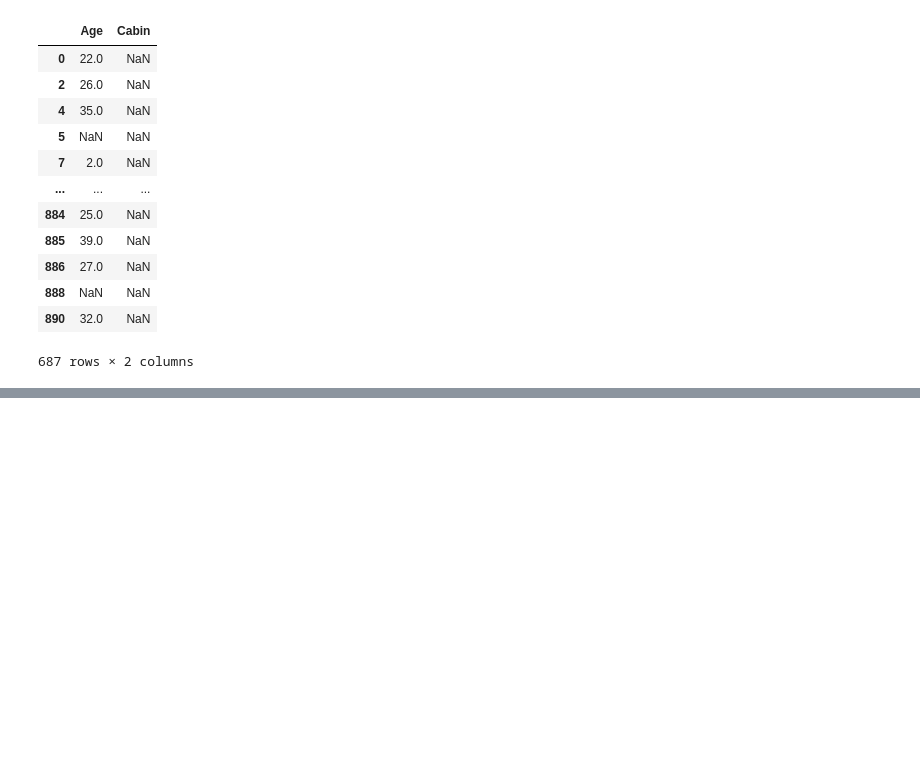
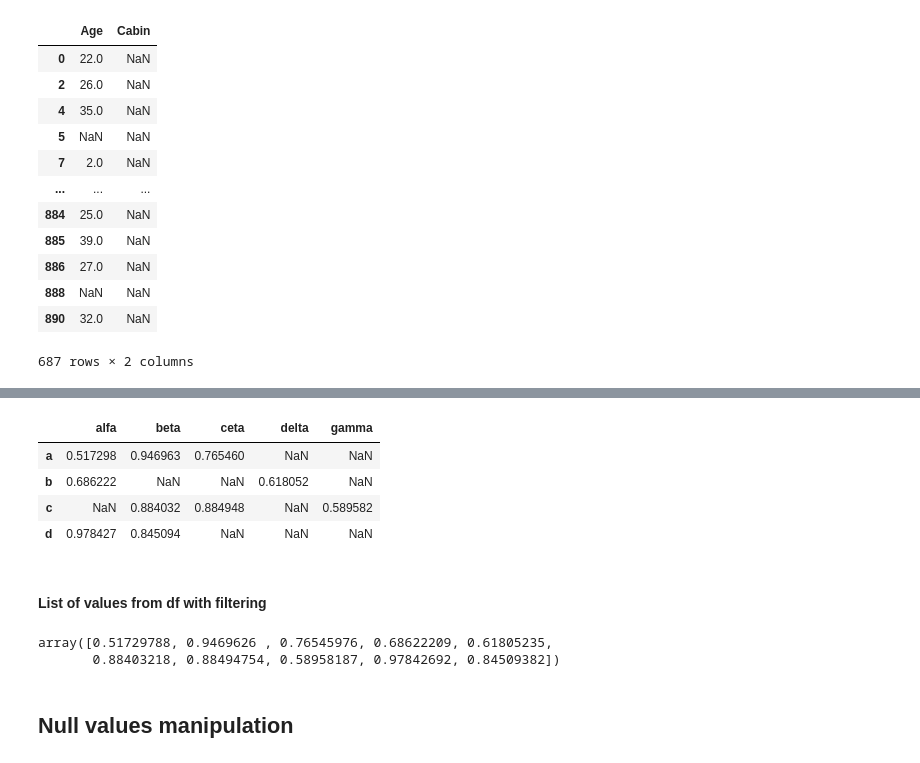
Before and after one commit to dataqueenpend/INueron_Lectures, a Jupyter notebook: Pandas.ipynb, the cells around one changed output, grey strips where cells are left out. Drawn from its saved outputs; the diff is of its cells as text; code cells hidden in the pictures; blank space fills up the shorter version.

```diff
--- a/Pandas.ipynb
+++ b/Pandas.ipynb
@@ -278,0 +371,17 @@ df[['Age', 'Cabin']][df['Cabin'].isnull()]
+# %%
+df[df > 0.5]
+# %% [output]
+|  | alfa | beta | ceta | delta | gamma |
+| a | 0.517298 | 0.946963 | 0.765460 | NaN | NaN |
+| b | 0.686222 | NaN | NaN | 0.618052 | NaN |
+| c | NaN | 0.884032 | 0.884948 | NaN | 0.589582 |
+| d | 0.978427 | 0.845094 | NaN | NaN | NaN |
+# %% [markdown]
+#### List of values from df with filtering
+# %%
+df.values[df.iloc[0:5] > 0.5]
+# %% [output]
+array([0.51729788, 0.9469626 , 0.76545976, 0.68622209, 0.61805235,
+       0.88403218, 0.88494754, 0.58958187, 0.97842692, 0.84509382])
+# %% [markdown]
+## Null values manipulation
```
Also changed, not shown: parts of 24 cells of this notebook.
